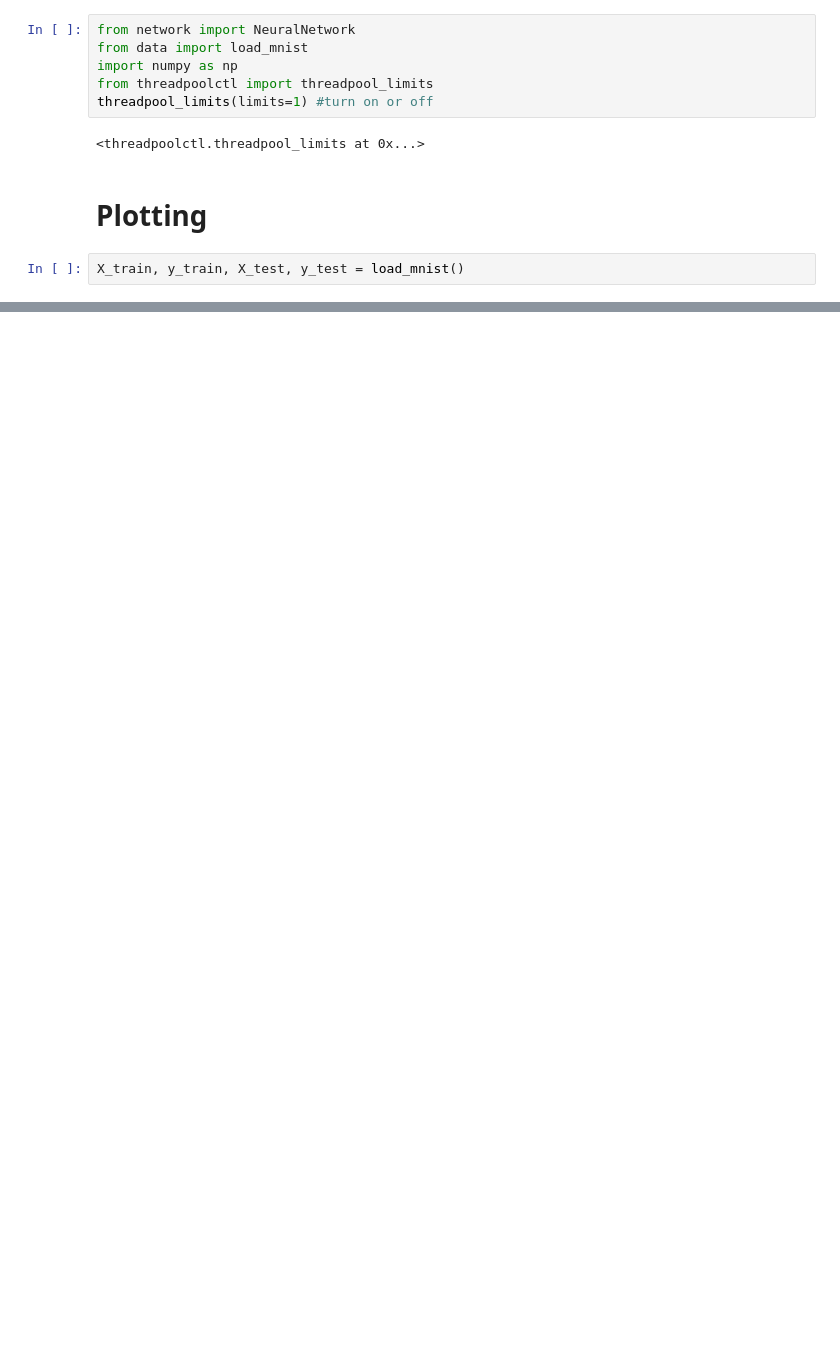
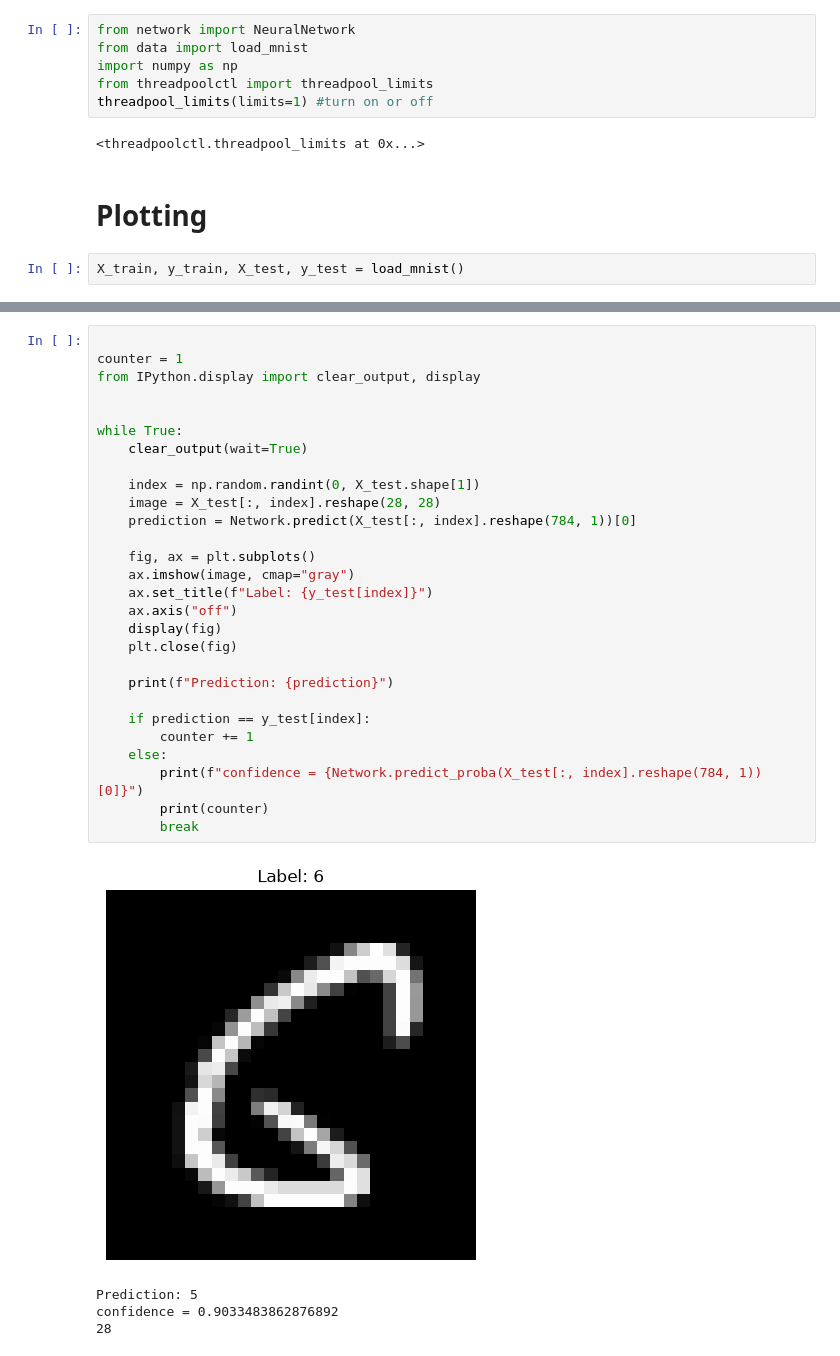
Before and after one commit to Oscar-Clifton-Brown/MNIST-digit-recogniser, a Jupyter notebook: testing.ipynb, the cells around one changed output, grey strips where cells are left out. Drawn from its saved outputs; the diff is of its cells as text; blank space fills up the shorter version.

```diff
--- a/testing.ipynb
+++ b/testing.ipynb
@@ -134,0 +53,33 @@ Error:
+# %%
+
+counter = 1
+from IPython.display import clear_output, display
+
+
+while True:
+    clear_output(wait=True)
+
+    index = np.random.randint(0, X_test.shape[1])
+    image = X_test[:, index].reshape(28, 28)
+    prediction = Network.predict(X_test[:, index].reshape(784, 1))[0]
+
+    fig, ax = plt.subplots()
+    ax.imshow(image, cmap="gray")
+    ax.set_title(f"Label: {y_test[index]}")
+    ax.axis("off")
+    display(fig)
+    plt.close(fig)
+
+    print(f"Prediction: {prediction}")
+
+    if prediction == y_test[index]:
+        counter += 1
+    else:
+        print(f"confidence = {Network.predict_proba(X_test[:, index].reshape(784, 1))[0]}")
+        print(counter)
+        break
+# %% [output]
+[figure, added]
+Prediction: 5
+confidence = 0.9033483862876892
+28
```
Also changed, not shown: parts of 3 cells of this notebook, 2 other files.
